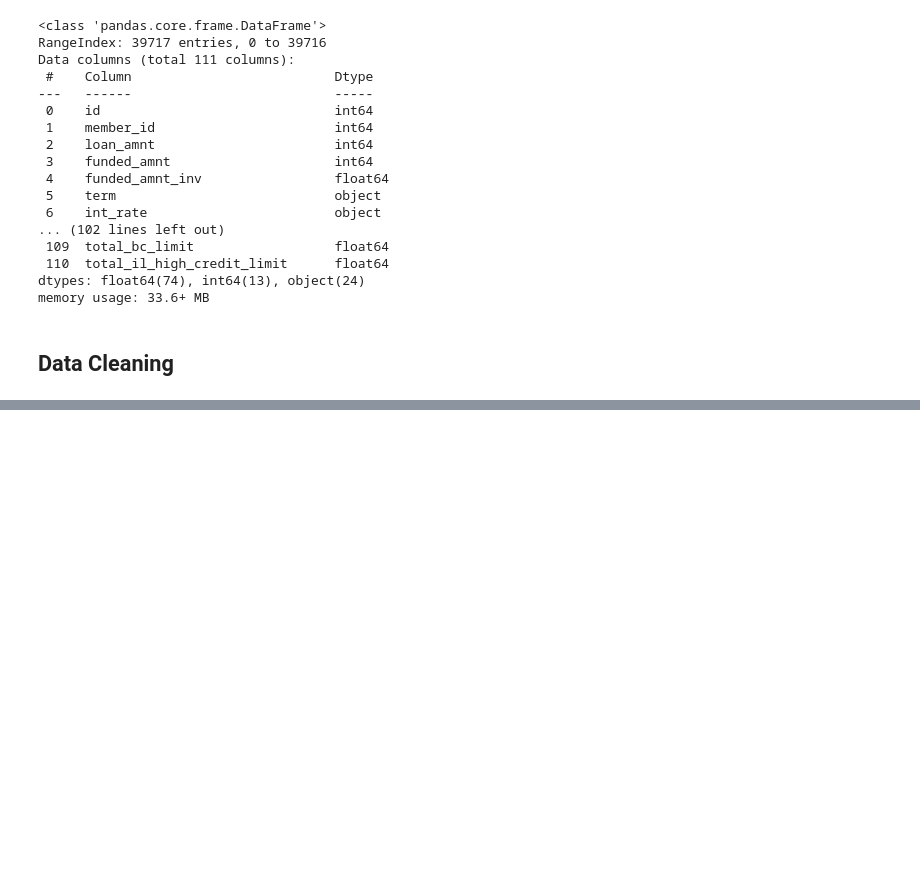
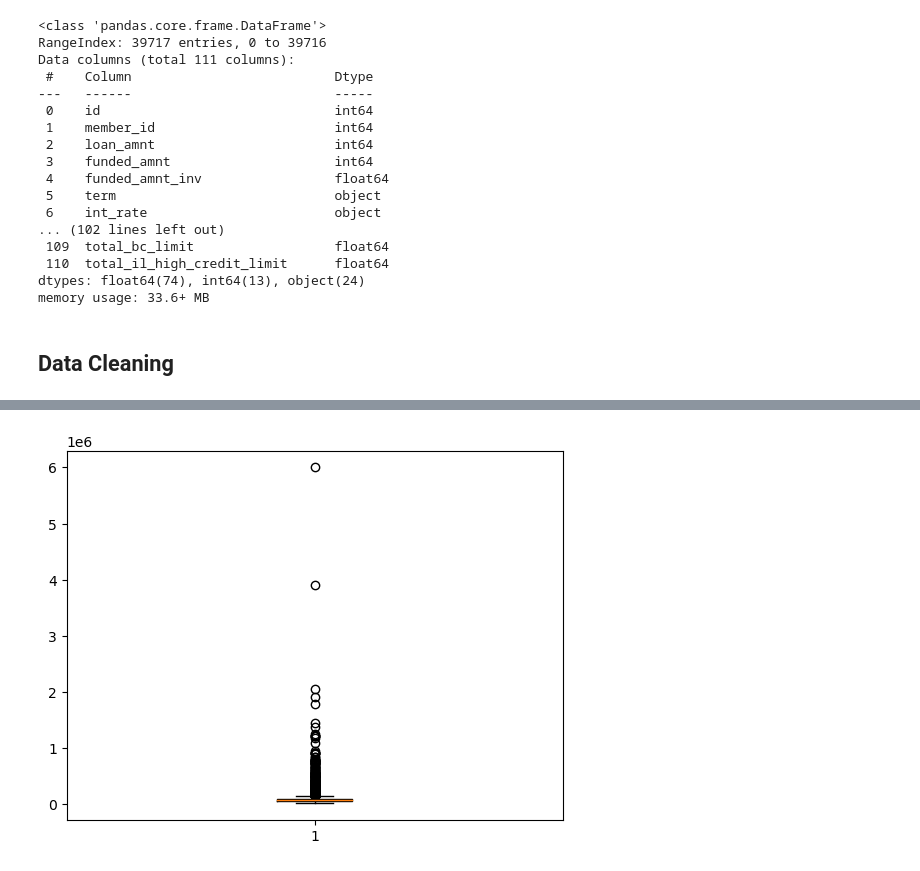
Before and after one commit to prakashreddyav/LendingClubCaseStudy, a Jupyter notebook: Venkata Prakash Reddy A.ipynb, the cells around one changed output, grey strips where cells are left out. Cells and saved outputs as stored; diff of their text form; code cells hidden in the pictures; blank space fills up the shorter version.

```diff
--- a/Venkata Prakash Reddy A.ipynb
+++ b/Venkata Prakash Reddy A.ipynb
@@ -98,0 +243,3 @@ memory usage: 13.6+ MB
+# %%
+#deleteing the column tax_liens because it has only one value 0.0
+df_loan_cleaned.drop('tax_liens', axis=1,inplace=True)
@@ -98,0 +348,6 @@ memory usage: 13.6+ MB
+# %%
+#by the above plot we can incur that annual_inc has outliers. below we can verify the same with box plot
+plt.boxplot(df_loan_cleaned.annual_inc)
+plt.show()
+# %% [output]
+[figure, added]
```
Also changed, not shown: parts of 38 cells of this notebook.
